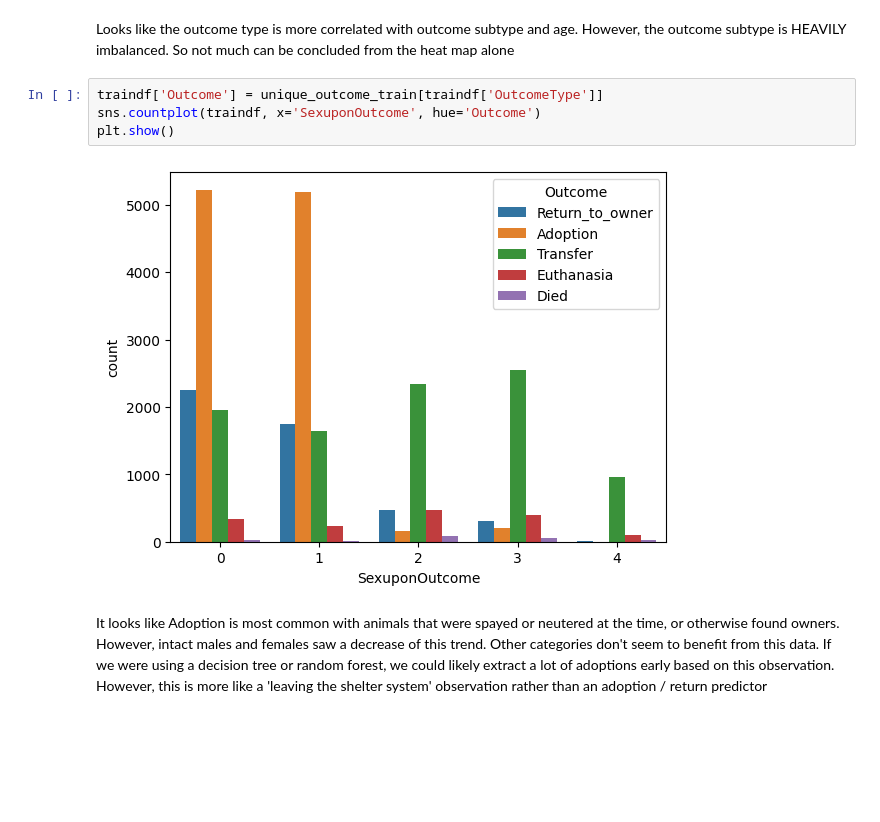
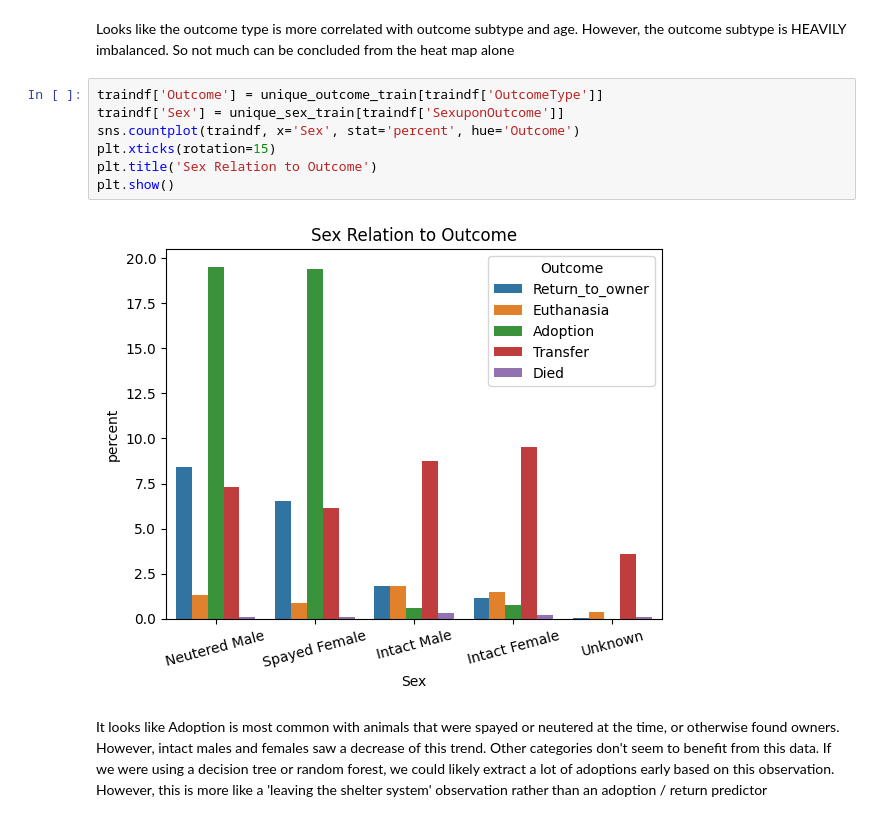
Before and after one commit to xVoidDevilx/ml-cs-ut, a Jupyter notebook: animal_shelter_ML.ipynb, the cells around one changed output. Drawn from its saved outputs; the diff is of its cells as text; blank space fills up the shorter version.

```diff
--- a/animal_shelter_ML.ipynb
+++ b/animal_shelter_ML.ipynb
@@ -579,10 +578,13 @@ sns.heatmap(corr)
 Looks like the outcome type is more correlated with outcome subtype and age. However, the outcome subtype is HEAVILY imbalanced. So not much can be concluded from the heat map alone
 # %%
 traindf['Outcome'] = unique_outcome_train[traindf['OutcomeType']]
-sns.countplot(traindf, x='SexuponOutcome', hue='Outcome')
+traindf['Sex'] = unique_sex_train[traindf['SexuponOutcome']]
+sns.countplot(traindf, x='Sex', stat='percent', hue='Outcome')
+plt.xticks(rotation=15)
+plt.title('Sex Relation to Outcome')
 plt.show()
 # %% [output]
-[figure, old version]
+[figure, new version]
 # %% [markdown]
 It looks like Adoption is most common with animals that were spayed or neutered at the time, or otherwise found owners. However, intact males and females saw a decrease of this trend. Other categories don't seem to benefit from this data. If we were using a decision tree or random forest, we could likely extract a lot of adoptions early based on this observation. However, this is more like a 'leaving the shelter system' observation rather than an adoption / return predictor
 # %%
```
Also changed, not shown: parts of 102 cells of this notebook.
